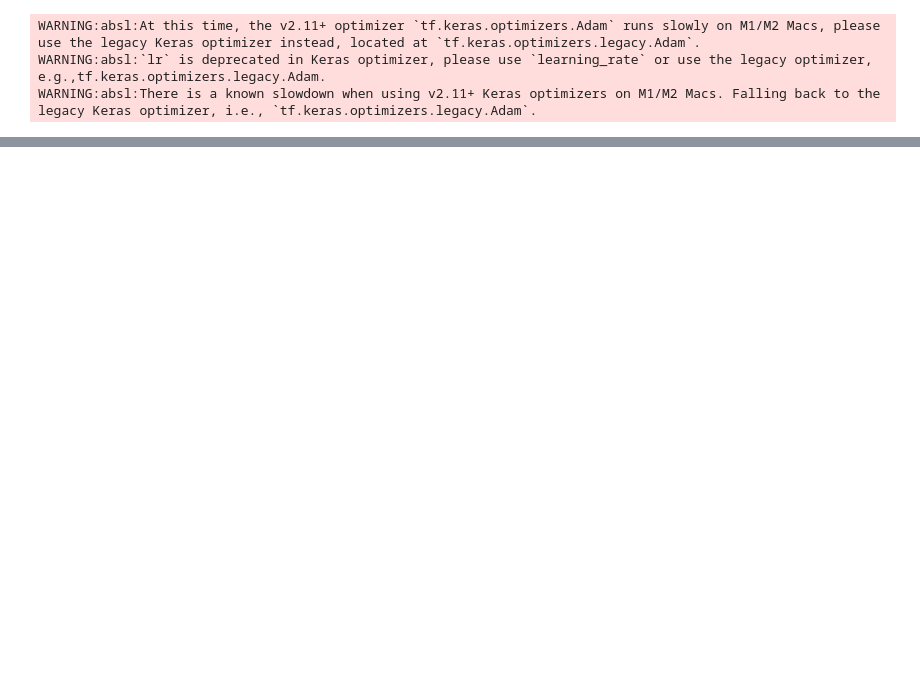
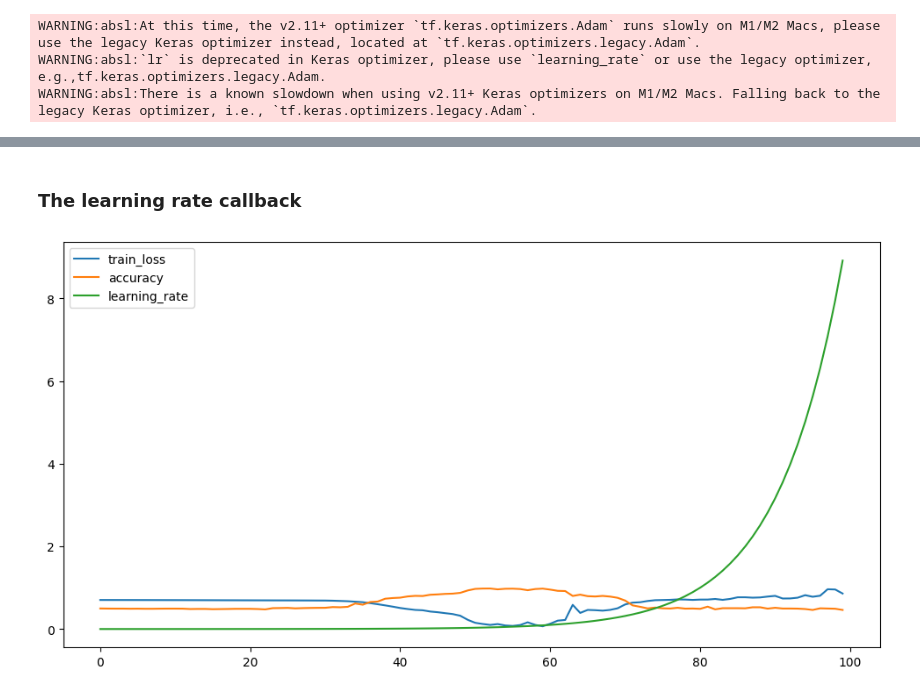
Before and after one commit to Jammal7/Introduction_to_Data_Science, a Jupyter notebook: Deep Learning/Tensorflow/02_neural_network_classification.ipynb, the cells around one changed output, grey strips where cells are left out. Saved outputs shown, nothing was run; the diff lists cells and outputs as text; code cells hidden in the pictures; blank space fills up the shorter version.

```diff
--- a/Deep Learning/Tensorflow/02_neural_network_classification.ipynb
+++ b/Deep Learning/Tensorflow/02_neural_network_classification.ipynb
@@ -306,0 +414,28 @@ doing binary classification
+# %% [markdown]
+### The learning rate callback
+# %%
+tf.random.set_seed(42)
+# Create the model
+model_8 = tf.keras.Sequential([
+    tf.keras.layers.Dense(4, activation="relu"),
+    tf.keras.layers.Dense(4, activation="relu"),
+    tf.keras.layers.Dense(1, activation="sigmoid"),
+])
+# Compile the model
+model_8.compile(loss="binary_crossentropy",
+                optimizer="Adam",
+                metrics=['accuracy'])
+
+# Create a learning rate callback
+lr_scheduler = tf.keras.callbacks.LearningRateScheduler(lambda epoch: 1e-4 * 10**(epoch/20))
+# Fit the model
+history_4 =  model_8.fit(X_train, y_train, epochs=100, callbacks=[lr_scheduler], verbose=0)
+# %%
+plt.figure(figsize=(12, 6))
+plt.plot(history_4.history['loss'], label='train_loss')
+plt.plot(history_4.history['accuracy'], label='accuracy')
+plt.plot(history_4.history['lr'], label='learning_rate')
+plt.legend()
+plt.show();
+# %% [output]
+[figure, added]
```
Also changed, not shown: parts of 27 cells of this notebook.
